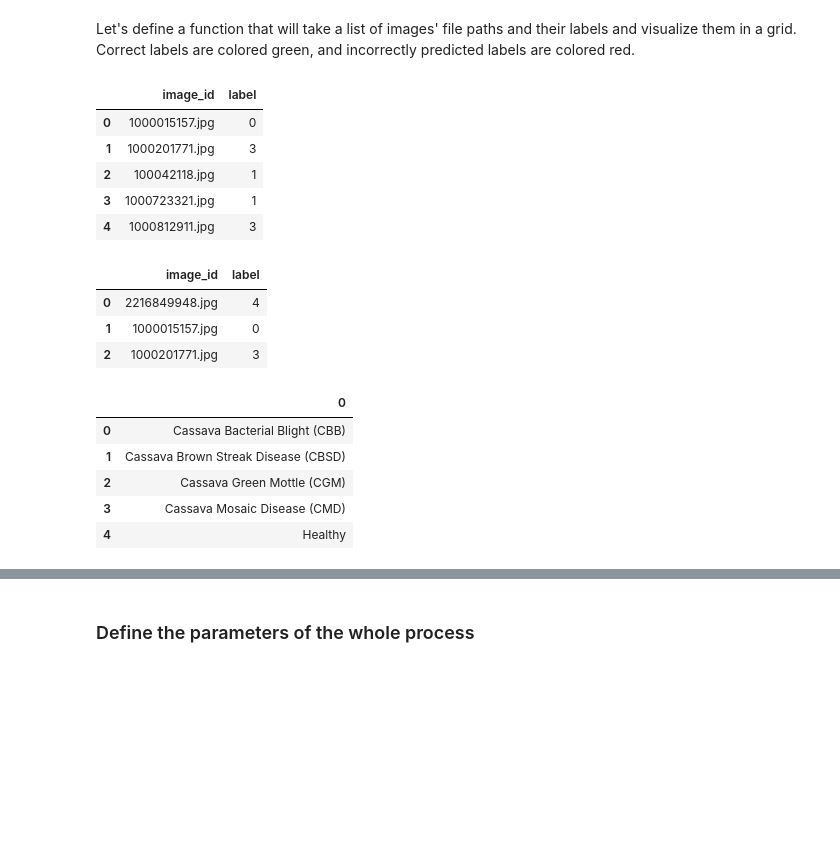
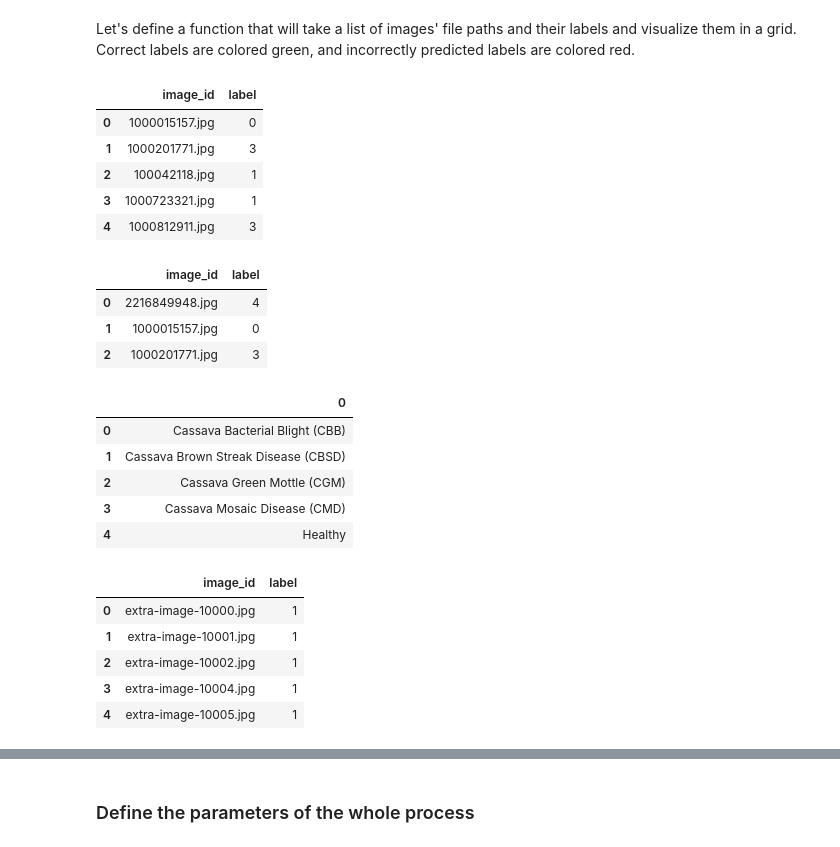
Before and after one commit to tuanho27/cassava_classify, a Jupyter notebook: cassava_preds.ipynb, the cells around one changed output, grey strips where cells are left out. Drawn from its saved outputs; the diff is of its cells as text; code cells hidden in the pictures; blank space fills up the shorter version.

Commit message:
update train distill soft label

```diff
--- a/cassava_preds.ipynb
+++ b/cassava_preds.ipynb
@@ -71,31 +73,38 @@ Let's define a function that will take a list of images' file paths and their la
 # %%
 train = pd.read_csv(f'{root}/train.csv')
 train_external = pd.read_csv(f'{root}/external/train_external.csv')
 test_external = pd.read_csv(f'{root}/external/test_external.csv')
 test_external_pseudo = pd.read_csv(f'{root}/external/test_external_pseudo.csv')
 test = pd.read_csv(f'{root}/sample_submission.csv')
 label_map = pd.read_json(f'{root}/label_num_to_disease_map.json',
                          orient='index')
 display(train.head())
 display(test.head())
 display(label_map)
+display(test_external.head())
 # %% [output]
 |  | image_id | label |
 | 0 | 1000015157.jpg | 0 |
 | 1 | 1000201771.jpg | 3 |
 | 2 | 100042118.jpg | 1 |
 | 3 | 1000723321.jpg | 1 |
 | 4 | 1000812911.jpg | 3 |
 |  | image_id | label |
 | 0 | 2216849948.jpg | 4 |
 | 1 | 1000015157.jpg | 0 |
 | 2 | 1000201771.jpg | 3 |
 |  | 0 |
 | 0 | Cassava Bacterial Blight (CBB) |
 | 1 | Cassava Brown Streak Disease (CBSD) |
 | 2 | Cassava Green Mottle (CGM) |
 | 3 | Cassava Mosaic Disease (CMD) |
 | 4 | Healthy |
+|  | image_id | label |
+| 0 | extra-image-10000.jpg | 1 |
+| 1 | extra-image-10001.jpg | 1 |
+| 2 | extra-image-10002.jpg | 1 |
+| 3 | extra-image-10004.jpg | 1 |
+| 4 | extra-image-10005.jpg | 1 |
 # %%
 label_map.iloc[1].values
 np.random.randint(50, 10000, 50)
```
Also changed, not shown: parts of 11 cells of this notebook, 3 other files.
